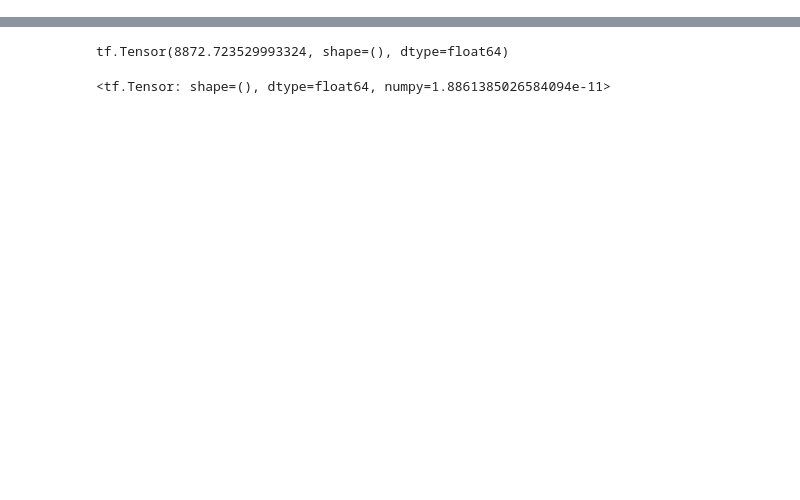
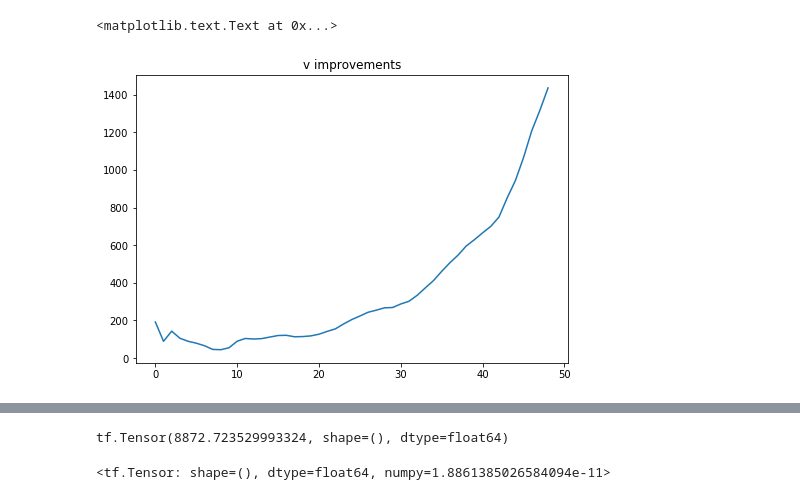
Before and after one commit to lrr0001/ML-onlineCDL-LRU, a Jupyter notebook: TestJpegArtifactRemovalCode-stepthroughtest.ipynb, the cells around one changed output, grey strips where cells are left out. Cells and saved outputs as stored; diff of their text form; code cells hidden in the pictures; blank space fills up the shorter version.

```diff
--- a/TestJpegArtifactRemovalCode-stepthroughtest.ipynb
+++ b/TestJpegArtifactRemovalCode-stepthroughtest.ipynb
@@ -124,0 +152,10 @@ tf.Tensor(0.4923747809789388, shape=(), dtype=float64)
+# %%
+fig3 = plot.figure()
+ax3 = fig3.add_axes([0,0,1,1])
+x_incrments = np.arange(0,len(v_improvements))
+y_plot = np.asarray(v_improvements)
+ax3.plot(x_incrments,y_plot)
+ax3.set_title('v improvements')
+# %% [output]
+<matplotlib.text.Text at 0x...>
+[figure, added]
```
Also changed, not shown: parts of 18 cells of this notebook, 4 other files.
